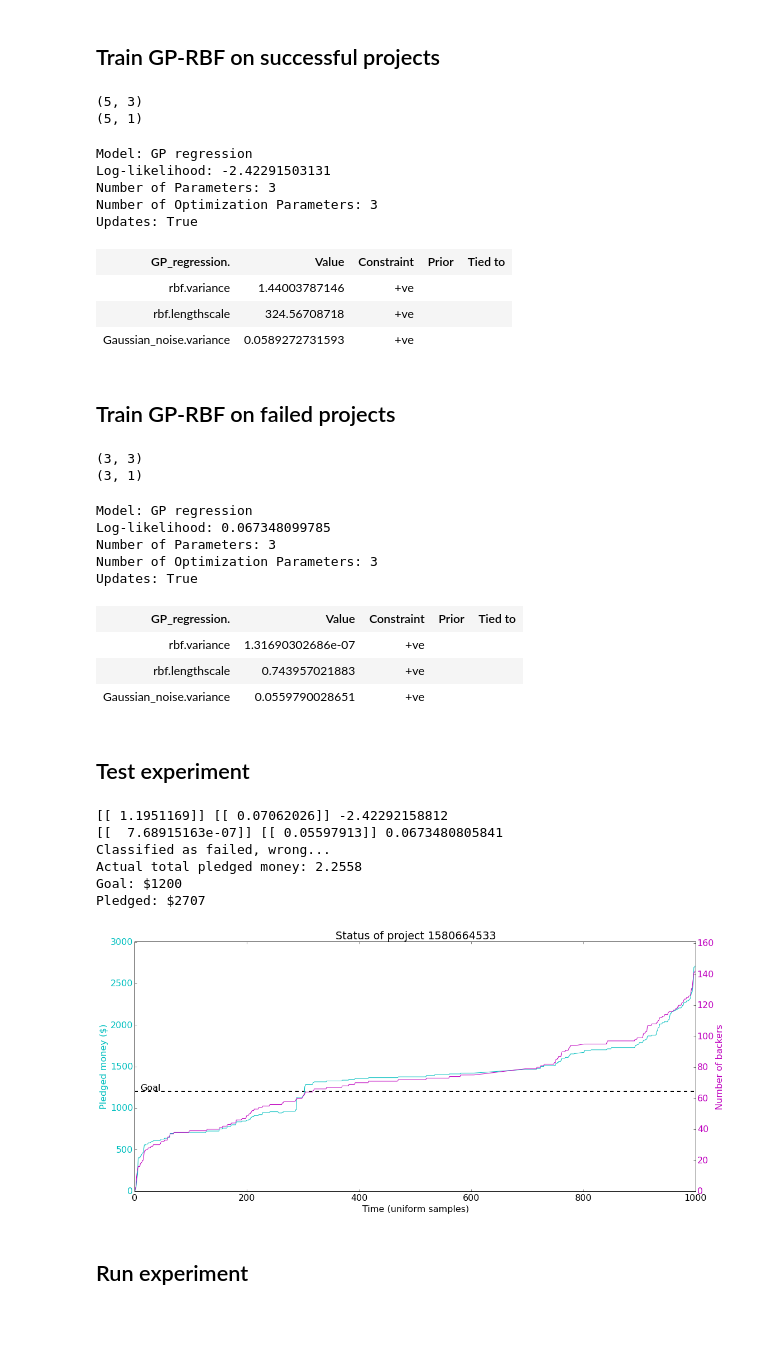
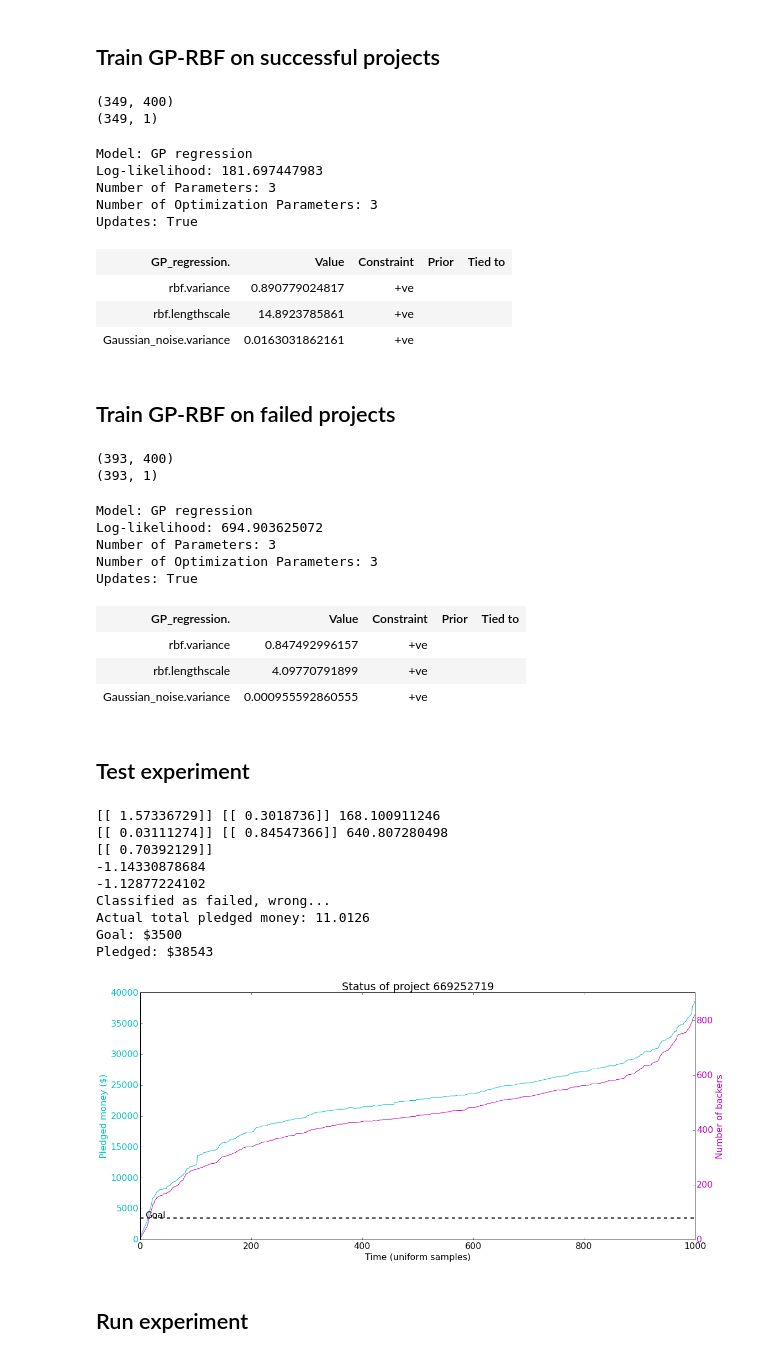
Before and after one commit to vicow/gaussian-process, a Jupyter notebook: notebooks/sidekick-5-output-as-input.ipynb, the cells around one changed output. Drawn from its saved outputs; the diff is of its cells as text; code cells hidden in the pictures; blank space fills up the shorter version.

```diff
--- a/notebooks/sidekick-5-output-as-input.ipynb
+++ b/notebooks/sidekick-5-output-as-input.ipynb
@@ -65,6 +65,15 @@ def predict_total_pledged(project, t, samples, m_s_test, m_f_test, pi, X_s, y_s,
     print mean_s, var_s, likelihood_s
     print mean_f, var_f, likelihood_f
 
+    y_pred = mean_s * pi + mean_f * (1-pi)
+    print y_pred
+
+    likelihood_s = gp_log_likelihood(X_observed, y_pred, l_s, sigma_f_s, sigma_n_s)
+    likelihood_f = gp_log_likelihood(X_observed, y_pred, l_f, sigma_f_f, sigma_n_f)
+
+    print likelihood_s
+    print likelihood_f
+
     return likelihood_s > likelihood_f
 
 def subsample(t0, t1, n_samples):
@@ -88,6 +97,13 @@ def K(x1, x2, l=1.0, sigma_f=1.0):
         for j, q in enumerate(x2):
             cov_matrix[i, j] = k(p, q, l, sigma_f)
     return cov_matrix
+
+def gp_log_likelihood(x, y, l=1.0, sigma_n=0.0, sigma_f=1.0):
+    n = len(x)
+    L = np.linalg.cholesky(K(x, x, l, sigma_f) + sigma_n * np.eye(n))
+    a = sp.linalg.solve_triangular(L.T, sp.linalg.solve_triangular(L, y, lower=True))
+    lml = -0.5 * np.sum(y * a) - np.sum(np.log(np.diag(L))) - n * 0.918938533205
+    return lml
 
 
 def gaussian_process_regression(X, y, x_test, k, l=1.0, sigma_n=0.0, sigma_f=1.0):
@@ -131,11 +147,11 @@ Data loaded.
 # %% [markdown]
 ### Parameters
 # %%
-N = 10
+N = 1000
 seed = 2
 t0 = 1
-t1 = 10
-n_samples = 3
+t1 = 800
+n_samples = 400
 T = 999
 ARD = False
 outliers_threshold = 2
@@ -172,17 +188,17 @@ m_s.optimize()
 #m_s.rbf.lengthscale = 0.01
 display(m_s)
 # %% [output]
-(5, 3)
-(5, 1)
+(349, 400)
+(349, 1)
 Model: GP regression
-Log-likelihood: -2.42291503131
+Log-likelihood: 181.697447983
 Number of Parameters: 3
 Number of Optimization Parameters: 3
 Updates: True
 | GP_regression. | Value | Constraint | Prior | Tied to |
-| rbf.variance | 1.44003787146 | +ve |  |  |
-| rbf.lengthscale | 324.56708718 | +ve |  |  |
-| Gaussian_noise.variance | 0.0589272731593 | +ve |  |  |
+| rbf.variance | 0.890779024817 | +ve |  |  |
+| rbf.lengthscale | 14.8923785861 | +ve |  |  |
+| Gaussian_noise.variance | 0.0163031862161 | +ve |  |  |
 # %%
 def view_dimension(d, total):
     inputs = range(total)
@@ -207,17 +223,17 @@ m_f = GPy.models.GPRegression(X_train_f, Y_train_f, kernel)
 m_f.optimize()
 display(m_f)
 # %% [output]
-(3, 3)
-(3, 1)
+(393, 400)
+(393, 1)
 Model: GP regression
-Log-likelihood: 0.067348099785
+Log-likelihood: 694.903625072
 Number of Parameters: 3
 Number of Optimization Parameters: 3
 Updates: True
 | GP_regression. | Value | Constraint | Prior | Tied to |
-| rbf.variance | 1.31690302686e-07 | +ve |  |  |
-| rbf.lengthscale | 0.743957021883 | +ve |  |  |
-| Gaussian_noise.variance | 0.0559790028651 | +ve |  |  |
+| rbf.variance | 0.847492996157 | +ve |  |  |
+| rbf.lengthscale | 4.09770791899 | +ve |  |  |
+| Gaussian_noise.variance | 0.000955592860555 | +ve |  |  |
 # %%
 print m_f.rbf.variance
 print m_f.rbf.lengthscale
@@ -228,22 +244,25 @@ fig = m_f.plot(fixed_inputs=f)
 # %%
 m_s_test = m_s.copy()
 m_f_test = m_f.copy()
-project_test = projects_test[0]
+project_test = projects_test[5]
 
 success = predict_total_pledged(project_test, t, samples, m_s_test, m_f_test, pi, X_train_s, Y_train_s, X_train_f, Y_train_f)
 #print "Predicted as %0.4f (%0.4f)" % (yT_mean, yT_std)
 correct = (project_test.successful and success) or (not project_test.successful and not success)
 print "Classified as %s, %s" % ("successful" if success else "failed", "CORRECT!" if correct else "wrong...")
 print "Actual total pledged money: %0.4f" % project_test.money[T]
 project_test.plot()
 # %% [output]
-[[ 1.1951169]] [[ 0.07062026]] -2.42292158812
-[[  7.68915163e-07]] [[ 0.05597913]] 0.0673480805841
+[[ 1.57336729]] [[ 0.3018736]] 168.100911246
+[[ 0.03111274]] [[ 0.84547366]] 640.807280498
+[[ 0.70392129]]
+-1.14330878684
+-1.12877224102
 Classified as failed, wrong...
-Actual total pledged money: 2.2558
-Goal: $1200
-Pledged: $2707
+Actual total pledged money: 11.0126
+Goal: $3500
+Pledged: $38543
-[figure, old version]
+[figure, new version]
 # %% [markdown]
 ## Run experiment
 # %%
```
Also changed, not shown: parts of 3 cells of this notebook, 1 other file.
